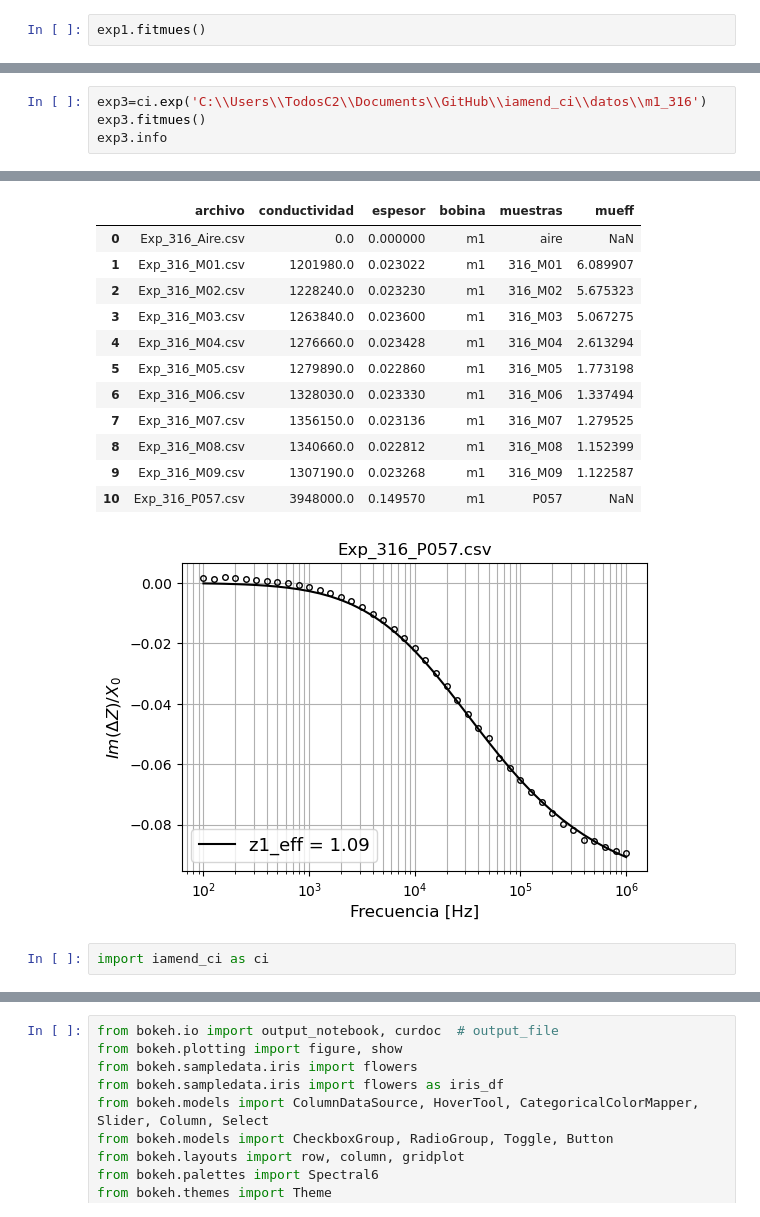
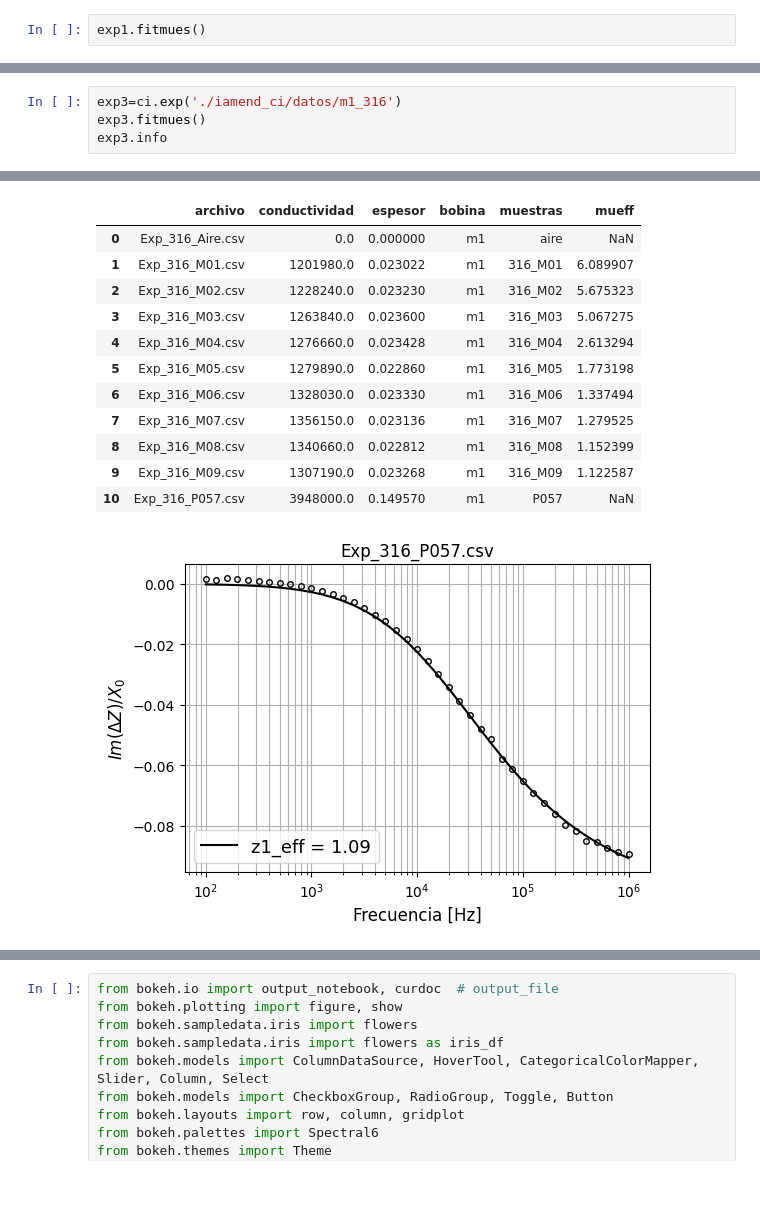
Before and after one commit to carabedo/iamend_test, a Jupyter notebook: test iamend 23.ipynb, the cells around one changed output, grey strips where cells are left out. Drawn from its saved outputs; the diff is of its cells as text; blank space fills up the shorter version.

```diff
--- a/test iamend 23.ipynb
+++ b/test iamend 23.ipynb
@@ -127,5 +61,5 @@ exp2.info
 # %%
-exp3=ci.exp('C:\\Users\\TodosC2\\Documents\\GitHub\\iamend_ci\\datos\\m1_316')
+exp3=ci.exp('./iamend_ci/datos/m1_316')
 exp3.fitmues()
 exp3.info
 # %% [output]
@@ -146,16 +80,14 @@ z1 = 1.0888895172450892 mm
 |  | archivo | conductividad | espesor | bobina | muestras | mueff |
 | 0 | Exp_316_Aire.csv | 0.0 | 0.000000 | m1 | aire | NaN |
 | 1 | Exp_316_M01.csv | 1201980.0 | 0.023022 | m1 | 316_M01 | 6.089907 |
 | 2 | Exp_316_M02.csv | 1228240.0 | 0.023230 | m1 | 316_M02 | 5.675323 |
 | 3 | Exp_316_M03.csv | 1263840.0 | 0.023600 | m1 | 316_M03 | 5.067275 |
 | 4 | Exp_316_M04.csv | 1276660.0 | 0.023428 | m1 | 316_M04 | 2.613294 |
 | 5 | Exp_316_M05.csv | 1279890.0 | 0.022860 | m1 | 316_M05 | 1.773198 |
 | 6 | Exp_316_M06.csv | 1328030.0 | 0.023330 | m1 | 316_M06 | 1.337494 |
 | 7 | Exp_316_M07.csv | 1356150.0 | 0.023136 | m1 | 316_M07 | 1.279525 |
 | 8 | Exp_316_M08.csv | 1340660.0 | 0.022812 | m1 | 316_M08 | 1.152399 |
 | 9 | Exp_316_M09.csv | 1307190.0 | 0.023268 | m1 | 316_M09 | 1.122587 |
 | 10 | Exp_316_P057.csv | 3948000.0 | 0.149570 | m1 | P057 | NaN |
-[figure, old version]
+[figure, new version]
-# %%
-import iamend_ci as ci
 # %%
```
Also changed, not shown: parts of 41 cells of this notebook, 6 other files.
